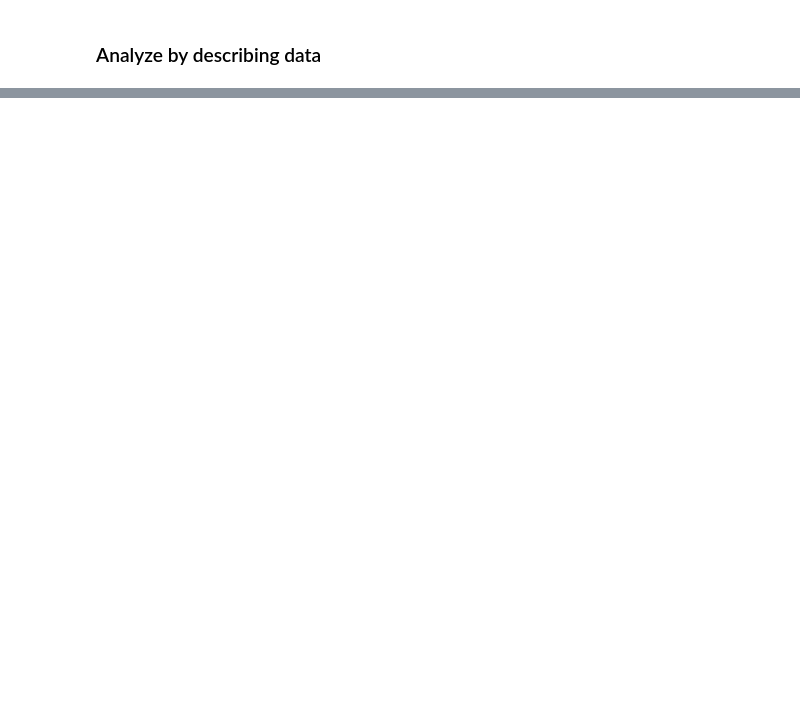
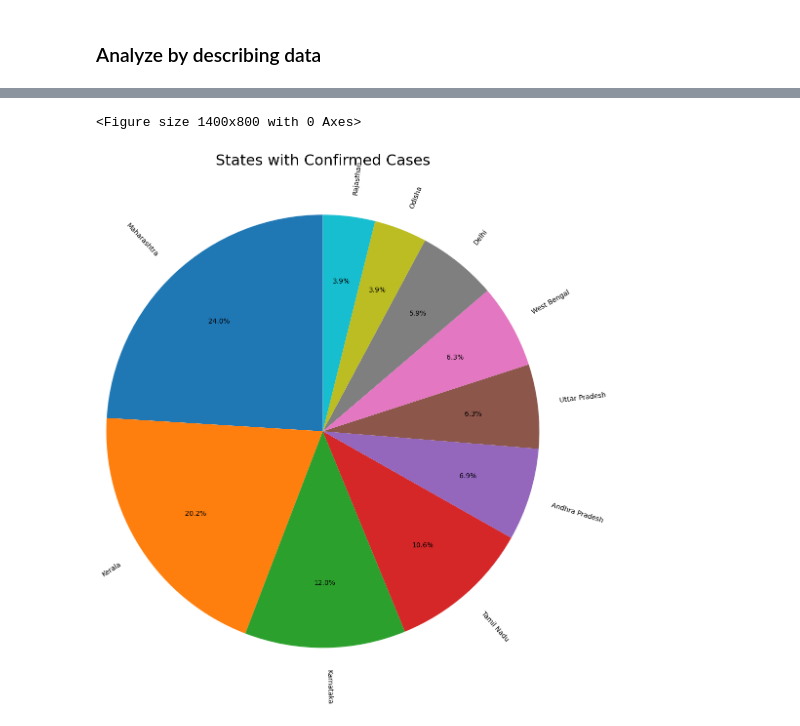
Before and after one commit to issa-kabore/Covid-19_EDA, a Jupyter notebook: Covid-19_EDA.ipynb, the cells around one changed output, grey strips where cells are left out. Cells and saved outputs as stored; diff of their text form; code cells hidden in the pictures; blank space fills up the shorter version.

```diff
--- a/Covid-19_EDA.ipynb
+++ b/Covid-19_EDA.ipynb
@@ -62,0 +180,5 @@ print(covid.columns.values)
+# %%
+cases = pd.DataFrame()
+cases['state'] = covid.sort_values(by='confirmed',ascending=False).state.values[:10]
+cases['case1'] = covid.sort_values(by='confirmed',ascending=False).confirmed.values[:10]
+cases
@@ -62,0 +224,12 @@ print(covid.columns.values)
+# %%
+# Top 10 states having the confirmed cases
+case1,state = cases['case1'],cases['state']
+plt.figure(figsize=(14,8))
+fig,ax2 = plt.subplots()
+title={'fontsize':22,'fontweight':55,'horizontalalignment':'center'}
+plt.title("States with Confirmed Cases",fontdict=title,pad=260)
+ax2.pie(case1,labels=state,radius=3,autopct='%1.1f%%',pctdistance=.7,rotatelabels=30,startangle=90)
+plt.show()
+# %% [output]
+<Figure size 1400x800 with 0 Axes>
+[figure, added]
```
Also changed, not shown: parts of 20 cells of this notebook, 4 other files.
